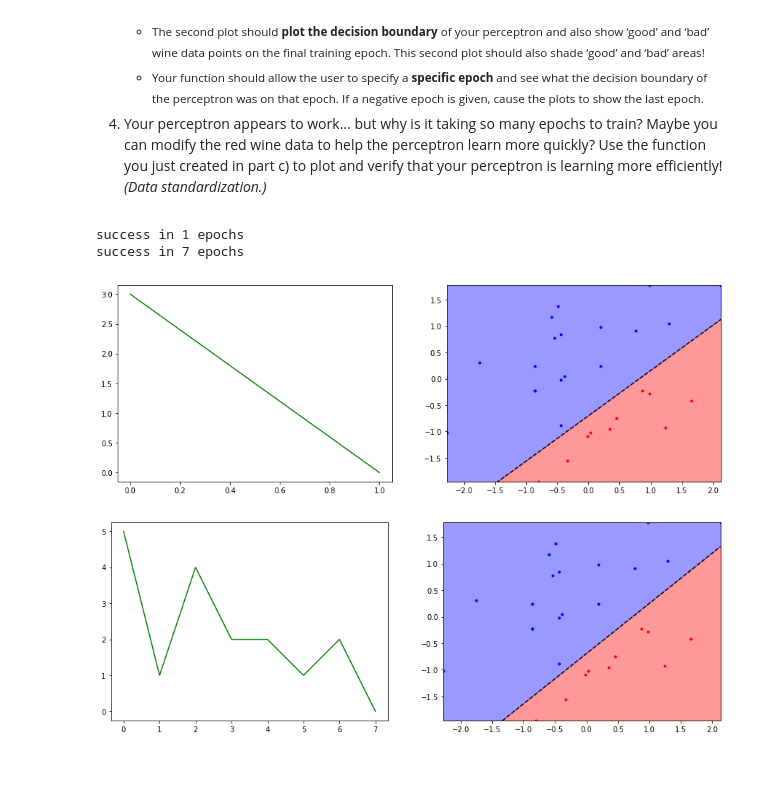
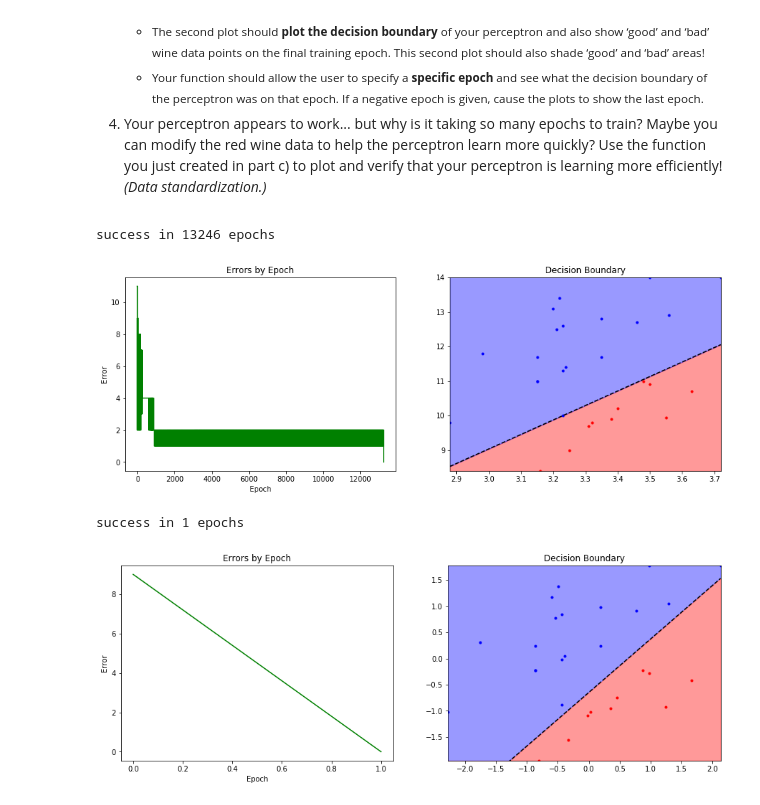
Before and after one commit to DamianDominoDavis/sommalier, a Jupyter notebook: sommalier.ipynb, the cells around one changed output. Drawn from its saved outputs; the diff is of its cells as text; code cells hidden in the pictures; blank space fills up the shorter version.

```diff
--- a/sommalier.ipynb
+++ b/sommalier.ipynb
@@ -87,77 +83,88 @@ should take in your red wine data as a parameter and should:
 </p>
 # %%
 import random
+import pandas as pd
 import matplotlib.pyplot as plt
-import numpy as np
-import pandas
 
 class Perceptron(object):
-    def __init__(self, data, stand=True):
+    def __init__(self, data):
         dimens = [x for x in data if x != 'quality']
-        if stand == True:
-            data[dimens] = (data[dimens]-data[dimens].mean()) / data[dimens].std()
         self.data = data
         self.dimens = tuple(dimens)
         self.D = len(self.dimens)
 
-    def train(self, threshold, rate, epoch=0):
-        ret = []
-        bias = random.uniform(-1,1)
-        weights = [random.uniform(-1,1)] * self.D
+    '''specify learning rate, number of training epochs'''
+    def train(self, threshold, rate=0.1, epoch=0):
+        story = list()
+        '''randomly initialized weights and bias'''
+        bias, weights = random.uniform(-1,1), [random.uniform(-1,1)] * self.D
         cur_epoch = 0
+        '''if training epochs is set to 0...'''
         while cur_epoch < epoch or epoch == 0:
             num_errors = 0
-            for i in range(self.data.shape[0]):
+            for i in range(len(self.data.index)):
                 xi = self.data.iloc[i]
                 cmp = bias + sum([weights[d] * xi[self.dimens[d]] for d in range(self.D)])
+                '''heaviside step activation'''
                 yi = int(cmp > 0)
                 error = int(xi.quality >= threshold) - yi
                 if error:
                     num_errors += 1
+                    # rosenblatt learning rule
                     weights = [weights[w] + error * rate * xi[self.dimens[w]] for w in range(self.D)]
                     bias += error * rate
-            ret.append(tuple([cur_epoch, num_errors, weights, bias]))
+            story.append(tuple([cur_epoch, num_errors, weights, bias]))
             cur_epoch += 1
+            '''...train until it makes no errors'''
             if num_errors == 0:
                 break
-        return ret
+        '''return a list of tuples'''
+        return story
 
-def report(performance, data, good_thresh, bad_thresh,  epoch=-1, save_plot=False):
-    print('{} in {} epochs'.format('success' if performance[-1][1] == 0 else 'failed', performance[-1][0]))
-    e = performance[epoch if 0 <= epoch and epoch < len(performance) else -1]
-    a, b = -(e[3]/e[2][1])/(e[3]/e[2][0]), -(e[3]/e[2][1])
-    x = [xmin, xmax] = [np.min(data.pH), np.max(data.pH)]
+'''specify a specific epoch [specifically]'''
+def report(story, data, good_thresh, bad_thresh,  epoch=-1, save_plot=False):
+    print('{} in {} epochs'.format('success' if story[-1][1] == 0 else 'failed', story[-1][0]))
+    tup = story[epoch if 0 <= epoch and epoch <= story[-1][0] else -1]
+    a, b = -(tup[3]/tup[2][1])/(tup[3]/tup[2][0]), -(tup[3]/tup[2][1])
+    x = [xmin, xmax] = [min(data.pH.values), max(data.pH.values)]
     c = [ya, yb] = [a*xmin + b, a*xmax + b]
-    y = [ymin, ymax] = [np.min(data.alcohol), np.max(data.alcohol)]
+    y = [ymin, ymax] = [min(data.alcohol.values), max(data.alcohol.values)]
 
     fig = plt.figure(figsize=[15, 5])
     ax, bx = fig.subplots(1, 2)
-    story = pandas.DataFrame(performance, columns=['epoch', 'errors', 'weights', 'bias'])
-    ax.plot(story.epoch, story.errors, 'g-')
+    ax.set_title("Errors by Epoch")
+    ax.set_xlabel("Epoch")
+    ax.set_ylabel("Error")
+    ax.plot([e[0] for e in story], [e[1] for e in story], 'g-')
+    bx.set_title("Decision Boundary")
     bx.axis([xmin, xmax, ymin, ymax])
     bx.plot(data[data.quality>=gthresh].pH, data[data.quality>=gthresh].alcohol, 'b.')
     bx.plot(data[data.quality<=bthresh].pH, data[data.quality<=bthresh].alcohol, 'r.')
     bx.plot(x, c, "k--")
     bx.fill_between(x, c, ymin, where= c<=ymax, color="red", alpha=.4)
     bx.fill_between(x, c, ymax, where= c<=ymax, color="blue", alpha=.4)
-
-
+    plt.show() if not save_plot else plt.savefig('fig.png')
 
 url = 'https://raw.githubusercontent.com/DamianDominoDavis/sommalier/master/winequality-red.csv'
+csv = pd.read_csv(url, sep=';')
+training = csv[['pH', 'alcohol','quality']]
 gthresh, bthresh = 8, 3
-training = pandas.read_csv(url, sep=';')
-training = training[['pH', 'alcohol','quality']]
-training = training[(training.quality >= gthresh) | (training.quality <= bthresh)]
+training = training[(training['quality'] >= gthresh) | (training['quality'] <= bthresh)]
+
+poor = Perceptron(training)
+report(poor.train(gthresh), poor.data, gthresh, bthresh)
+
+'''feature scaling'''
+dimens = [x for x in training if x != 'quality']
+training[dimens] = (training[dimens]-training[dimens].mean()) / training[dimens].std()
 
 per = Perceptron(training)
-report(per.train(gthresh, 1), per.data, gthresh, bthresh)
-poor = Perceptron(training, stand=False)
-report(poor.train(gthresh, 1, epoch=15000), poor.data, gthresh, bthresh)
+report(per.train(gthresh), per.data, gthresh, bthresh)
 # %% [output]
-success in 1 epochs
-success in 7 epochs
+success in 13246 epochs
-[figure, old version]
+[figure, new version]
+success in 1 epochs
-[figure, old version]
+[figure, new version]
 # %% [markdown]
 <h1>V.3 My fair ADALINE</h1>
 <p>Encouraged by the results of your perceptron, you decide to see if you can use it to distinguish between wines with a score of 4 and lower, and wines with a score of 7 and higher. Feeling confident, you decide to let the perceptron train until it can find the best decision boundary.
```
Also changed, not shown: parts of 8 cells of this notebook.
